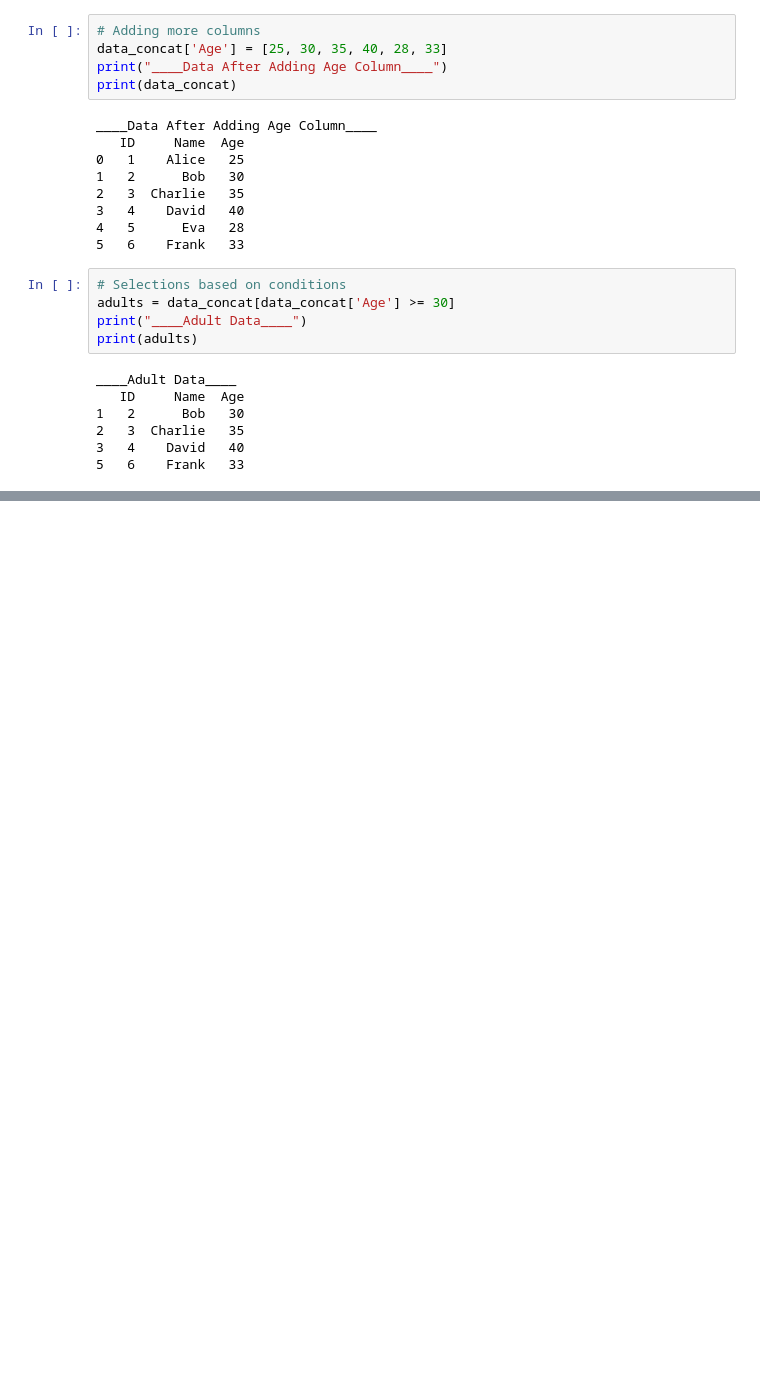
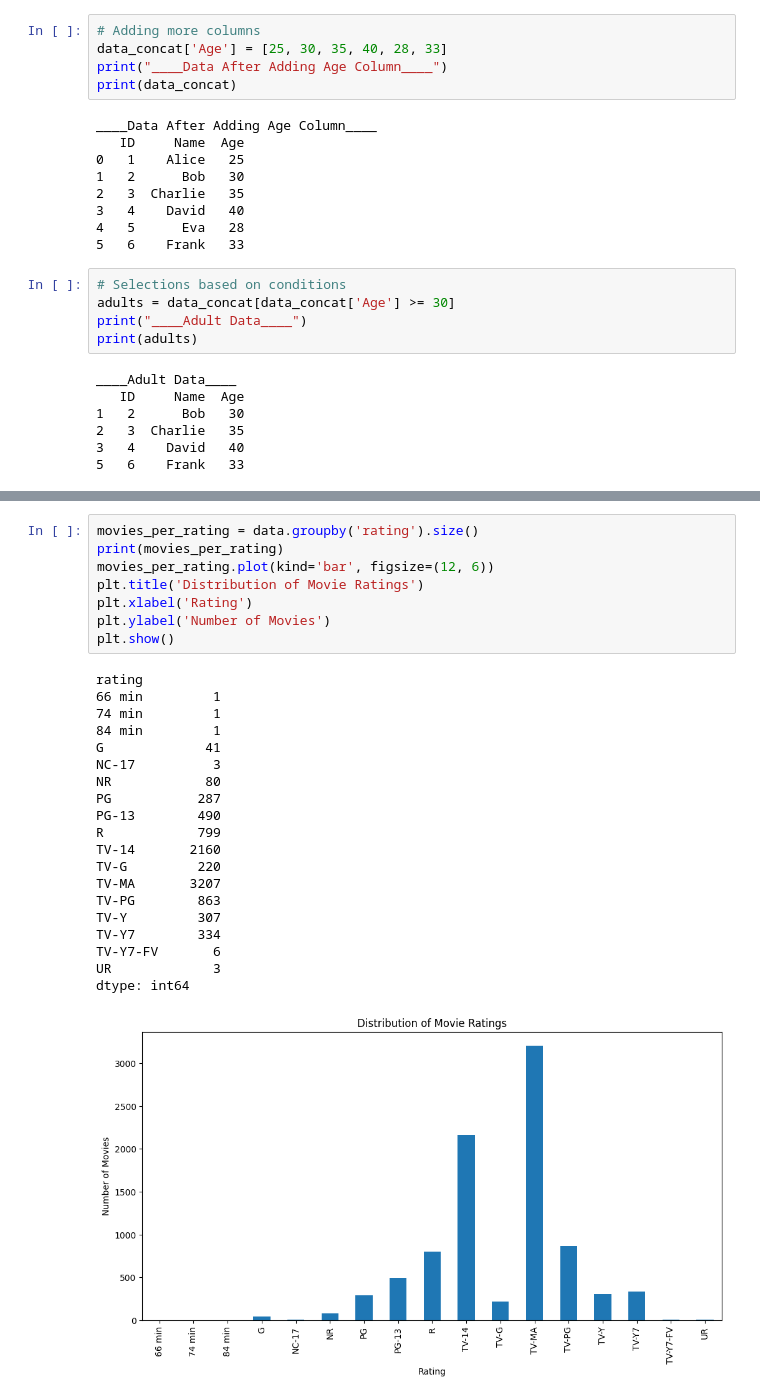
Before and after one commit to iadel93/DEBI_Round_3, a Jupyter notebook: DataAnalysis/pandas_session_2.ipynb, the cells around one changed output, grey strips where cells are left out. Saved outputs shown, nothing was run; the diff lists cells and outputs as text; blank space fills up the shorter version.

```diff
--- a/DataAnalysis/pandas_session_2.ipynb
+++ b/DataAnalysis/pandas_session_2.ipynb
@@ -182,0 +445,29 @@ ____Adult Data____
+# %%
+movies_per_rating = data.groupby('rating').size()
+print(movies_per_rating)
+movies_per_rating.plot(kind='bar', figsize=(12, 6))
+plt.title('Distribution of Movie Ratings')
+plt.xlabel('Rating')
+plt.ylabel('Number of Movies')
+plt.show()
+# %% [output]
+rating
+66 min         1
+74 min         1
+84 min         1
+G             41
+NC-17          3
+NR            80
+PG           287
+PG-13        490
+R            799
+TV-14       2160
+TV-G         220
+TV-MA       3207
+TV-PG        863
+TV-Y         307
+TV-Y7        334
+TV-Y7-FV       6
+UR             3
+dtype: int64
+[figure, added]
```
Also changed, not shown: parts of 32 cells of this notebook, 1 other file.
